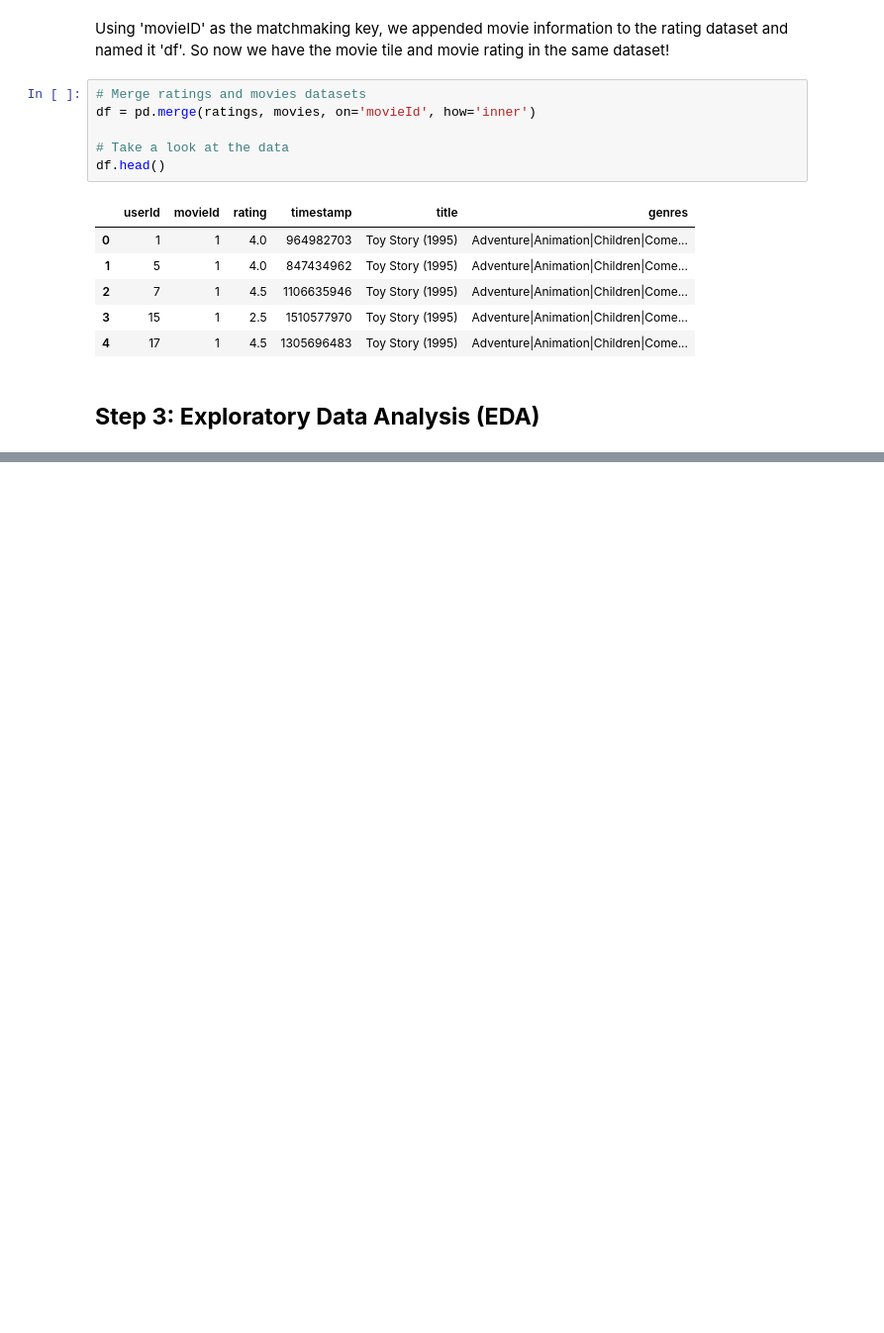
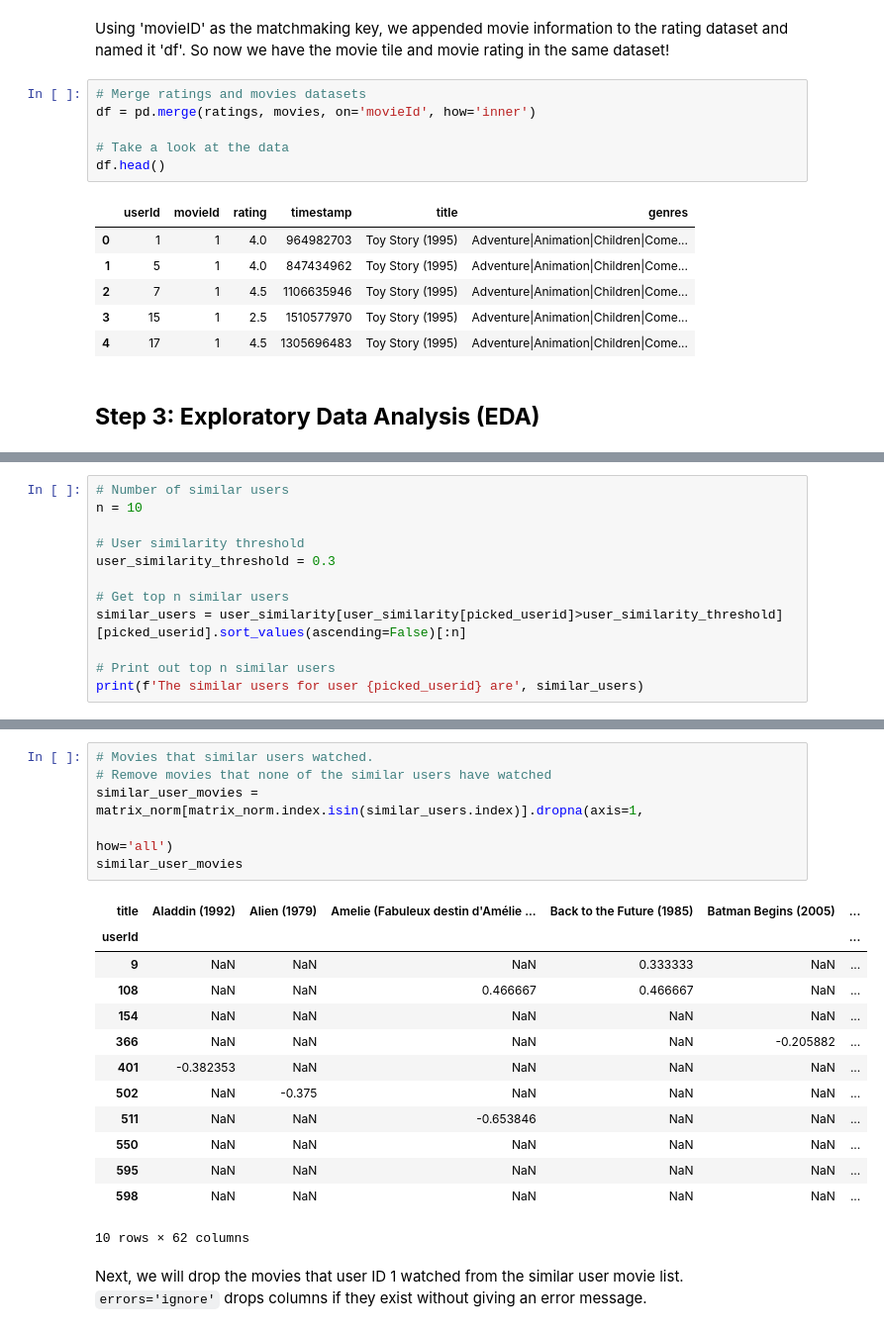
Before and after one commit to alouvre/Machine-Learning-Projects, a Jupyter notebook: CollaborativeFiltering.ipynb, the cells around one changed output, grey strips where cells are left out. Shown: that part at 99% size. Saved outputs shown, nothing was run; the diff lists cells and outputs as text; blank space fills up the shorter version.

```diff
--- a/CollaborativeFiltering.ipynb
+++ b/CollaborativeFiltering.ipynb
@@ -471,0 +774,12 @@ df.head()
+# %%
+# Number of similar users
+n = 10
+
+# User similarity threshold
+user_similarity_threshold = 0.3
+
+# Get top n similar users
+similar_users = user_similarity[user_similarity[picked_userid]>user_similarity_threshold][picked_userid].sort_values(ascending=False)[:n]
+
+# Print out top n similar users
+print(f'The similar users for user {picked_userid} are', similar_users)
@@ -471,0 +839,22 @@ df.head()
+# %%
+# Movies that similar users watched.
+# Remove movies that none of the similar users have watched
+similar_user_movies = matrix_norm[matrix_norm.index.isin(similar_users.index)].dropna(axis=1,
+                                                                                      how='all')
+similar_user_movies
+# %% [output]
+| title | Aladdin (1992) | Alien (1979) | Amelie (Fabuleux destin d'Amélie ... | Back to the Future (1985) | Batman Begins (2005) | ... |
+| userId |  |  |  |  |  | ... |
+| 9 | NaN | NaN | NaN | 0.333333 | NaN | ... |
+| 108 | NaN | NaN | 0.466667 | 0.466667 | NaN | ... |
+| 154 | NaN | NaN | NaN | NaN | NaN | ... |
+| 366 | NaN | NaN | NaN | NaN | -0.205882 | ... |
+| 401 | -0.382353 | NaN | NaN | NaN | NaN | ... |
+| 502 | NaN | -0.375 | NaN | NaN | NaN | ... |
+| 511 | NaN | NaN | -0.653846 | NaN | NaN | ... |
+| 550 | NaN | NaN | NaN | NaN | NaN | ... |
+| 595 | NaN | NaN | NaN | NaN | NaN | ... |
+| 598 | NaN | NaN | NaN | NaN | NaN | ... |
+10 rows × 62 columns
+# %% [markdown]
+Next, we will drop the movies that user ID 1 watched from the similar user movie list. `errors='ignore'` drops columns if they exist without giving an error message.
```
Also changed, not shown: parts of 55 cells of this notebook.
